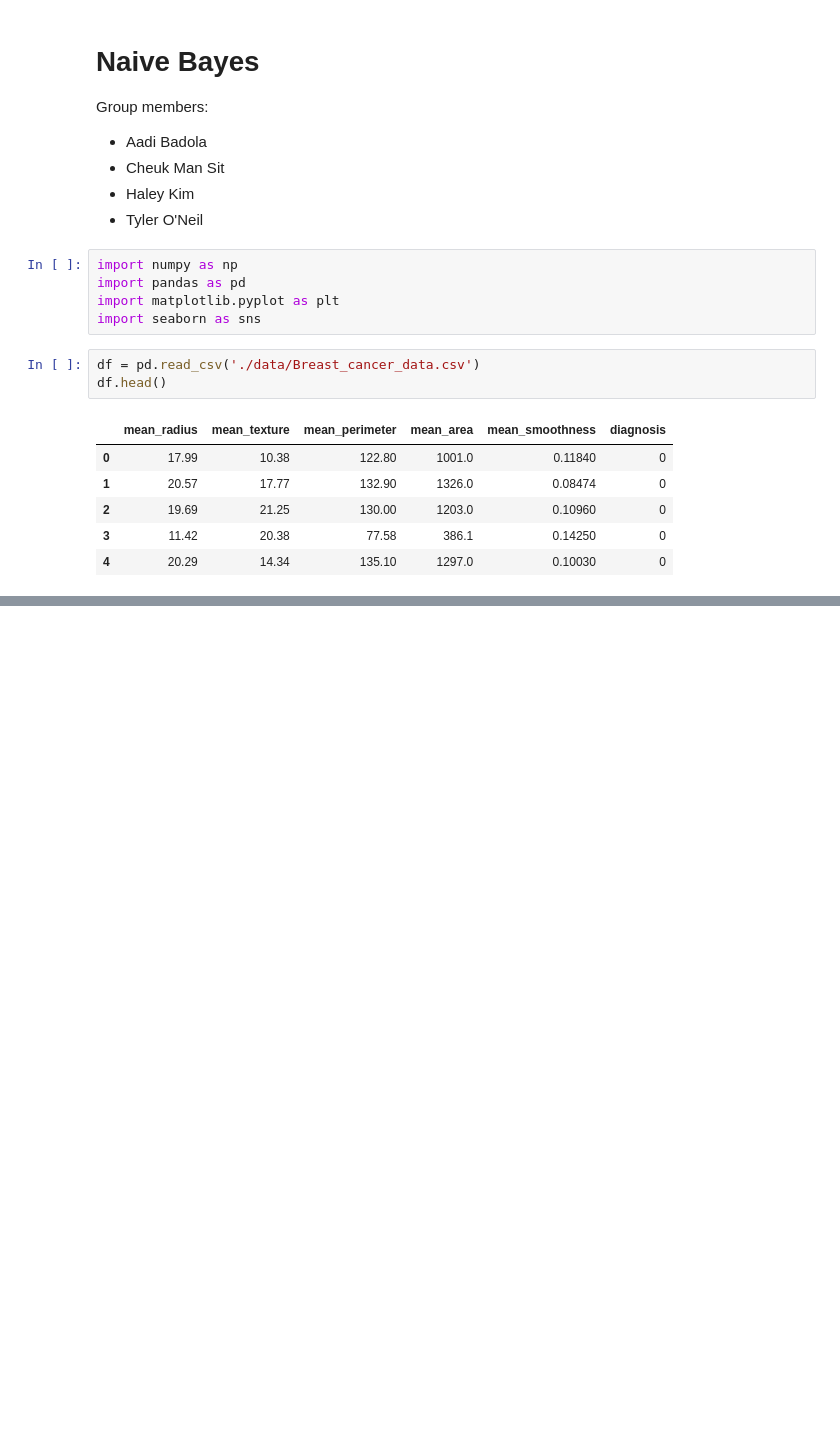
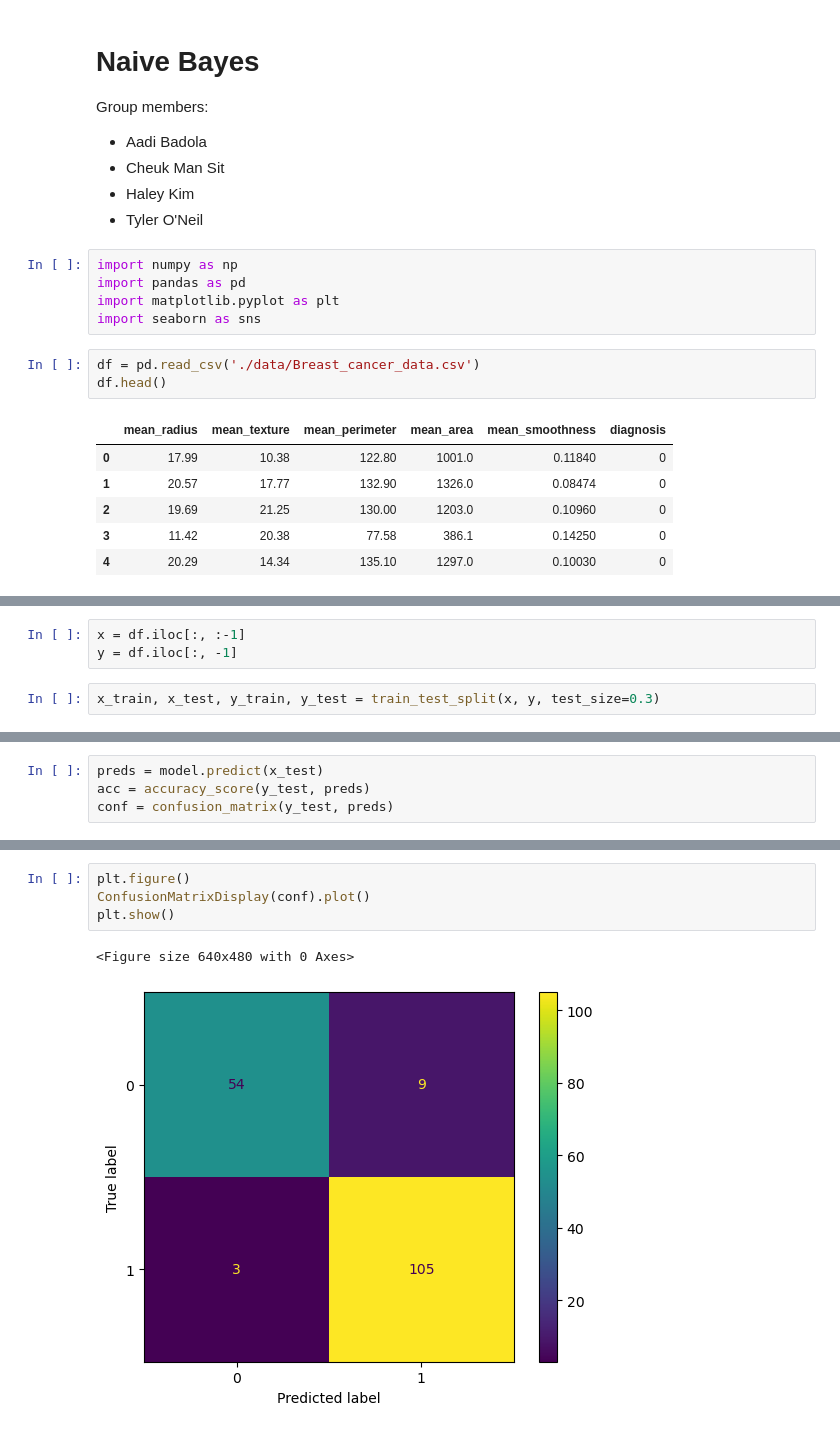
Before and after one commit to aadi219/naive-bayes-demo, a Jupyter notebook: main.ipynb, the cells around one changed output, grey strips where cells are left out. Saved outputs shown, nothing was run; the diff lists cells and outputs as text; blank space fills up the shorter version.

```diff
--- a/main.ipynb
+++ b/main.ipynb
@@ -33,0 +38,5 @@ plt.show()
+# %%
+x = df.iloc[:, :-1]
+y = df.iloc[:, -1]
+# %%
+x_train, x_test, y_train, y_test = train_test_split(x, y, test_size=0.3)
@@ -33,0 +48,4 @@ plt.show()
+# %%
+preds = model.predict(x_test)
+acc = accuracy_score(y_test, preds)
+conf = confusion_matrix(y_test, preds)
@@ -33,0 +56,7 @@ plt.show()
+# %%
+plt.figure()
+ConfusionMatrixDisplay(conf).plot()
+plt.show()
+# %% [output]
+<Figure size 640x480 with 0 Axes>
+[figure, added]
```
Also changed, not shown: parts of 5 cells of this notebook.
